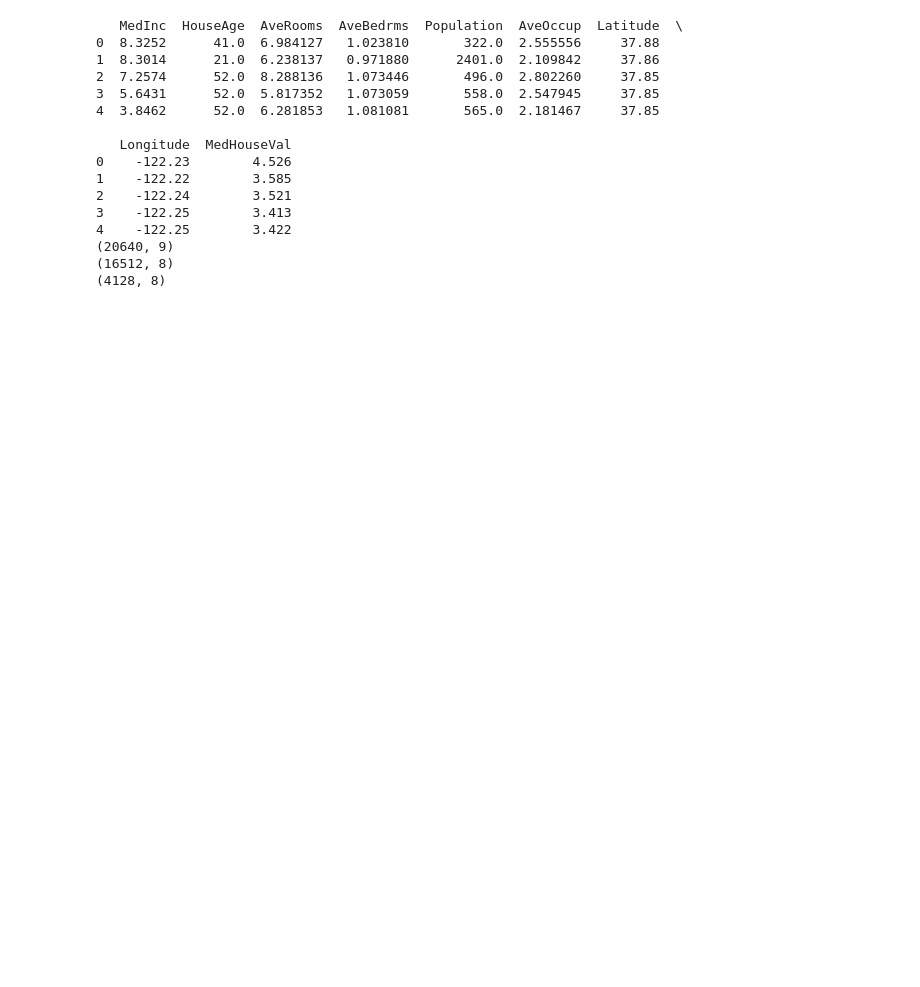
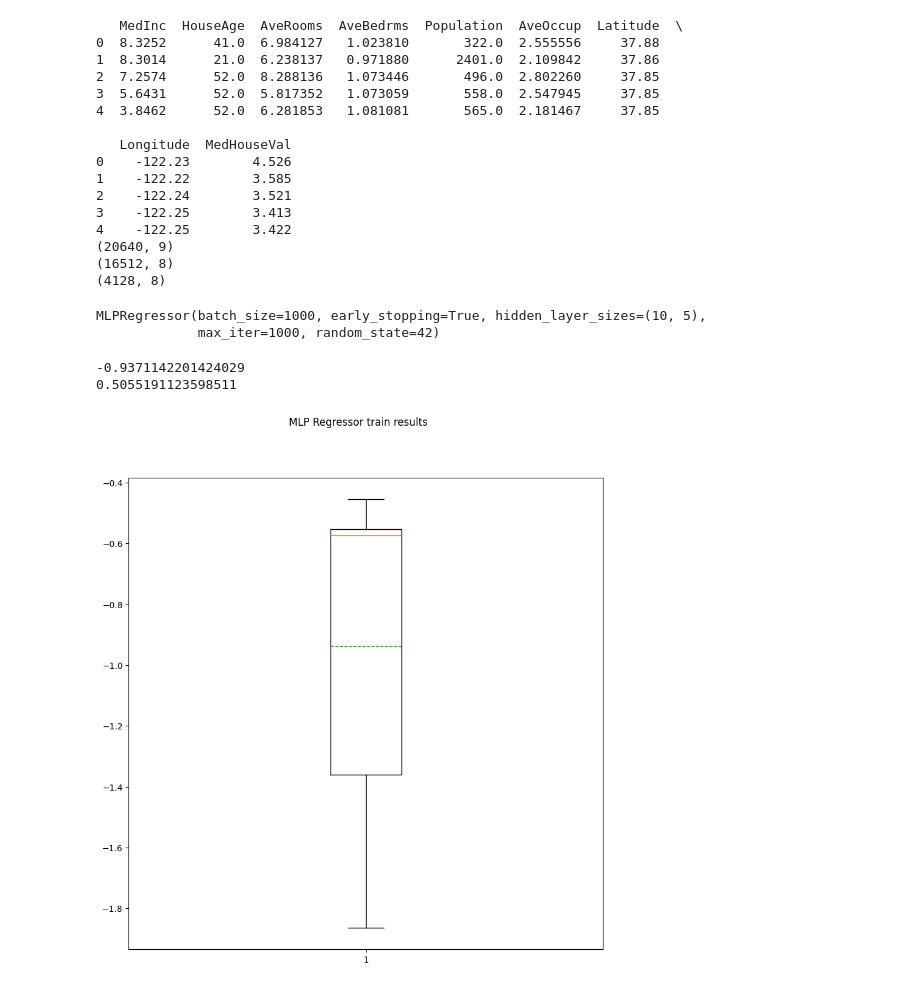
Before and after one commit to OPIM5512-des18004/A02-des18004-3300857, a Jupyter notebook: src/ds_pipeline.ipynb, the cells around one changed output. Cells and saved outputs as stored; diff of their text form; code cells hidden in the pictures; blank space fills up the shorter version.

Commit message:
Add training data results + boxplot

```diff
--- a/src/ds_pipeline.ipynb
+++ b/src/ds_pipeline.ipynb
@@ -40,3 +43,37 @@ print(X_test.shape)
 (20640, 9)
 (16512, 8)
 (4128, 8)
+# %%
+from sklearn.neural_network import MLPRegressor
+
+# MLPRegressor with hidden_layer and early stopping
+mlp = MLPRegressor(
+    random_state=42,
+    hidden_layer_sizes=(10, 5),
+    max_iter=1000,
+    batch_size=1000,
+    activation="relu",
+    early_stopping=True
+)
+
+mlp.fit(X_train, Y_train)
+# %% [output]
+MLPRegressor(batch_size=1000, early_stopping=True, hidden_layer_sizes=(10, 5),
+             max_iter=1000, random_state=42)
+# %%
+#Training data results
+kfold = KFold(n_splits=10, random_state=seed, shuffle=True)
+cv_results = cross_val_score(mlp, X_train, Y_train, cv=kfold, scoring='neg_mean_squared_error')
+# %%
+#Print the training results mean and standard deviation
+print(cv_results.mean())
+print(cv_results.std())
+#Display the training results in a boxplot
+plt.boxplot(cv_results, showmeans=True, meanline=True)
+plt.suptitle('MLP Regressor train results')
+plt.rcParams["figure.figsize"] = (10,10)
+plt.show()
+# %% [output]
+-0.9371142201424029
+0.5055191123598511
+[figure, added]
```
Also changed, not shown: parts of 1 cell of this notebook.
